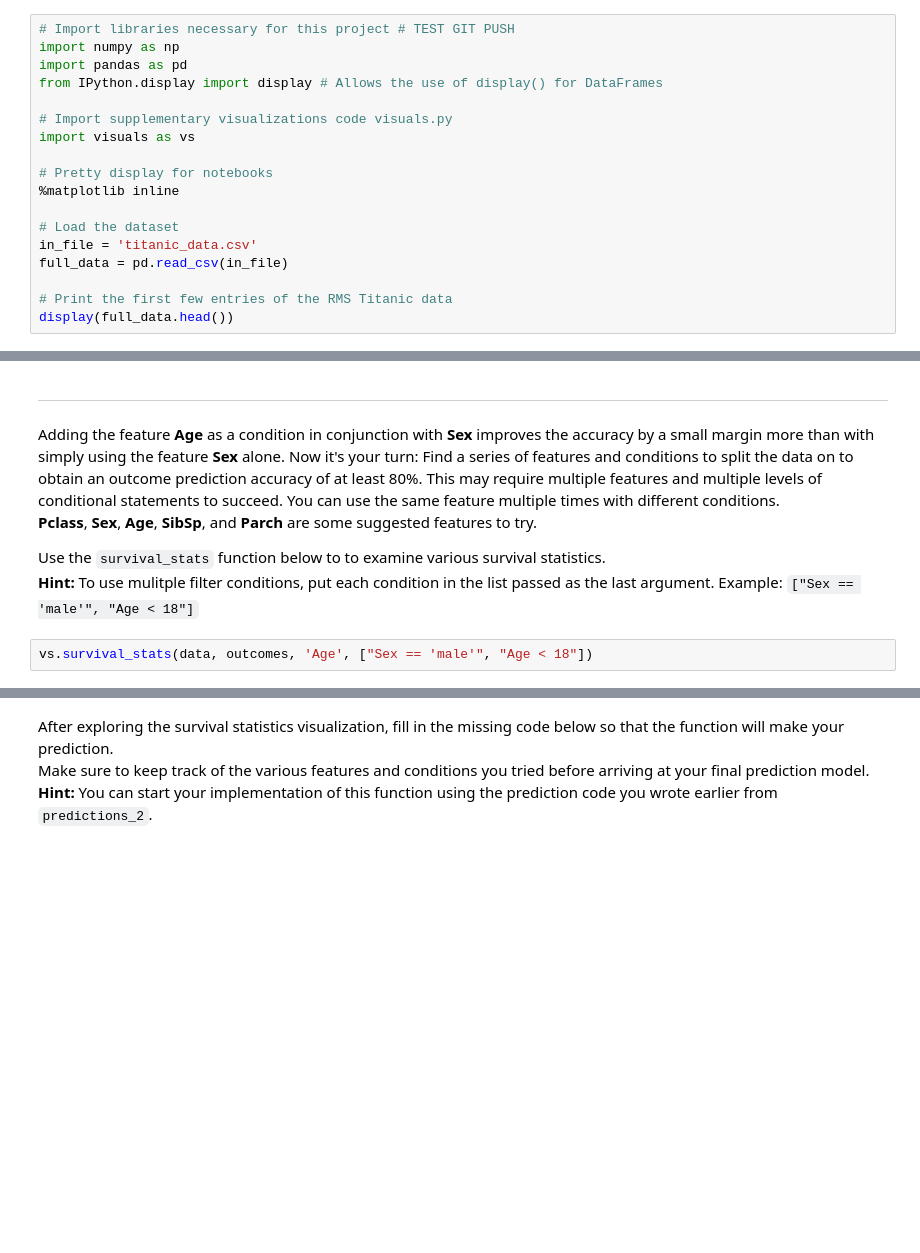
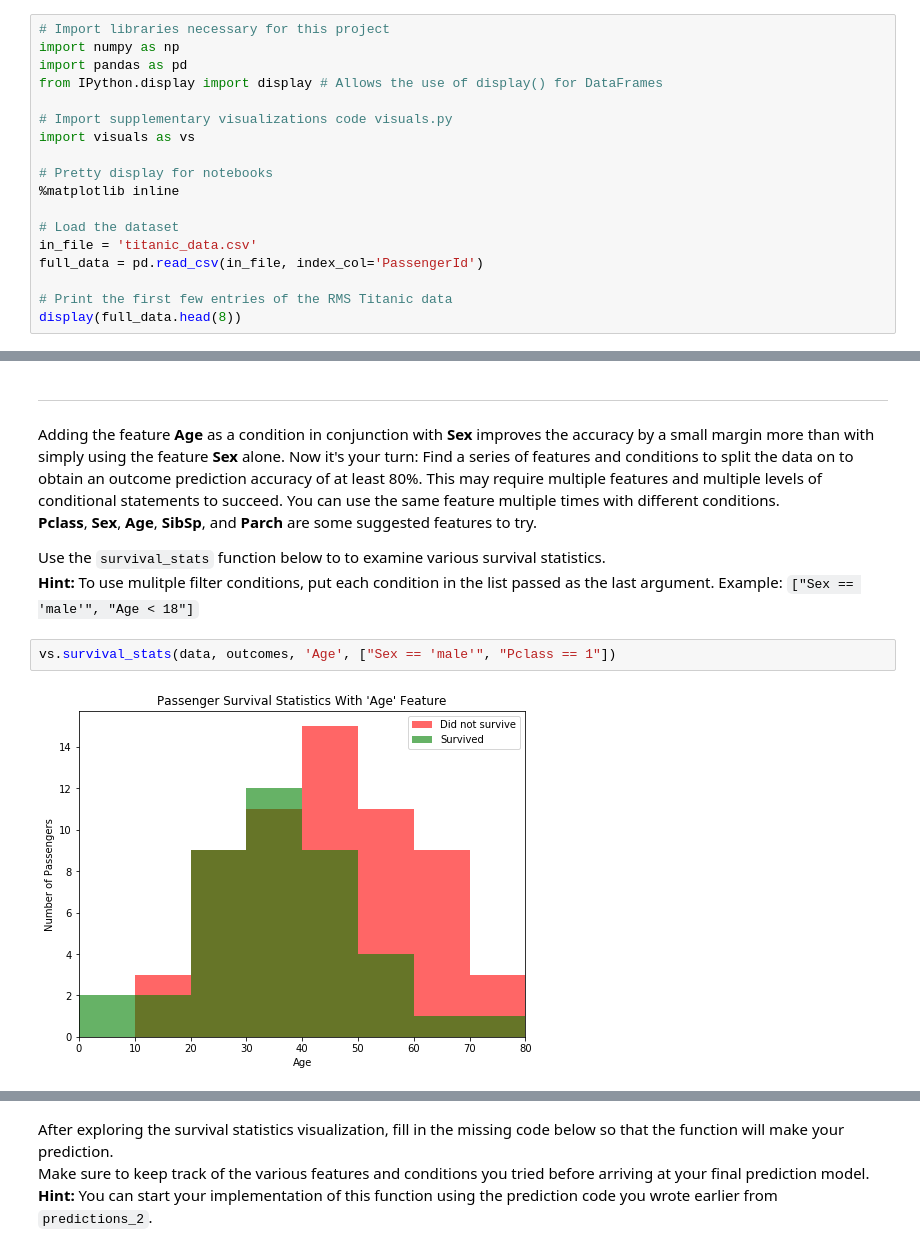
Before and after one commit to rodsveiga/machine-learning, a Jupyter notebook: projects/titanic_survival_exploration/titanic_survival_exploration.ipynb, the cells around one changed output, grey strips where cells are left out. Drawn from its saved outputs; the diff is of its cells as text; blank space fills up the shorter version.

Commit message:
first_project_commit

```diff
--- a/projects/titanic_survival_exploration/titanic_survival_exploration.ipynb
+++ b/projects/titanic_survival_exploration/titanic_survival_exploration.ipynb
@@ -11,7 +11,7 @@ To begin working with the RMS Titanic passenger data, we'll first need to `impor
 Run the code cell below to load our data and display the first few entries (passengers) for examination using the `.head()` function.
 > **Tip:** You can run a code cell by clicking on the cell and using the keyboard shortcut **Shift + Enter** or **Shift + Return**. Alternatively, a code cell can be executed using the **Play** button in the hotbar after selecting it. Markdown cells (text cells like this one) can be edited by double-clicking, and saved using these same shortcuts. [Markdown](http://daringfireball.net/projects/markdown/syntax) allows you to write easy-to-read plain text that can be converted to HTML.
 # %%
-# Import libraries necessary for this project # TEST GIT PUSH
+# Import libraries necessary for this project
 import numpy as np
 import pandas as pd
 from IPython.display import display # Allows the use of display() for DataFrames
@@ -24,7 +24,7 @@ import visuals as vs
 
 # Load the dataset
 in_file = 'titanic_data.csv'
-full_data = pd.read_csv(in_file)
+full_data = pd.read_csv(in_file, index_col='PassengerId')
 
 # Print the first few entries of the RMS Titanic data
-display(full_data.head())
+display(full_data.head(8))
@@ -182,4 +285,6 @@ Adding the feature **Age** as a condition in conjunction with **Sex** improves t
 Use the `survival_stats` function below to to examine various survival statistics.
 **Hint:** To use mulitple filter conditions, put each condition in the list passed as the last argument. Example: `["Sex == 'male'", "Age < 18"]`
 # %%
-vs.survival_stats(data, outcomes, 'Age', ["Sex == 'male'", "Age < 18"])
+vs.survival_stats(data, outcomes, 'Age', ["Sex == 'male'", "Pclass == 1"])
+# %% [output]
+[figure, added]
```
Also changed, not shown: parts of 27 cells of this notebook, 1 other file.
